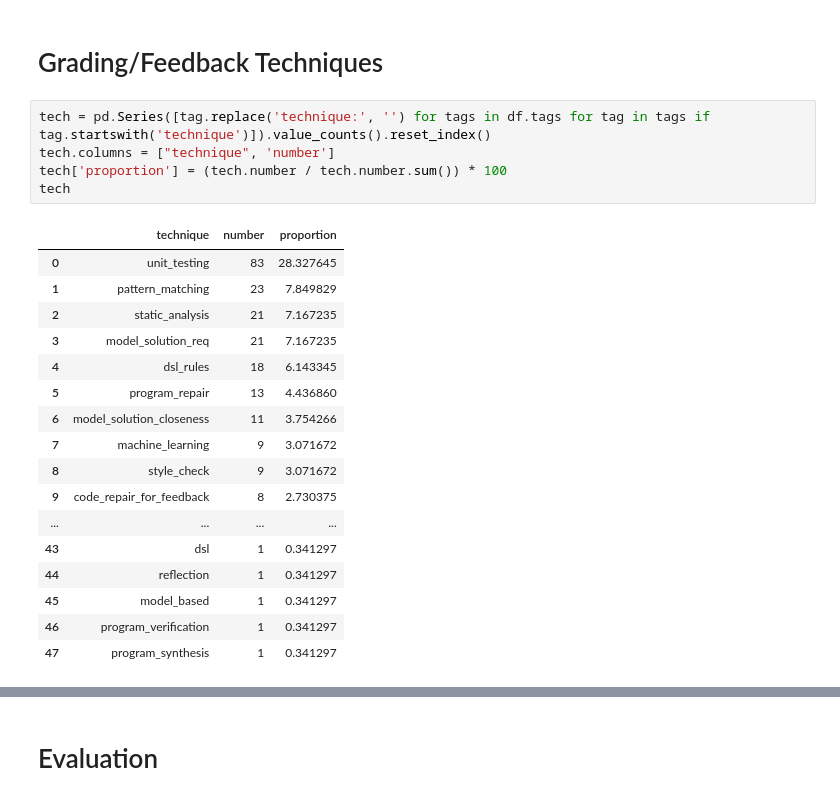
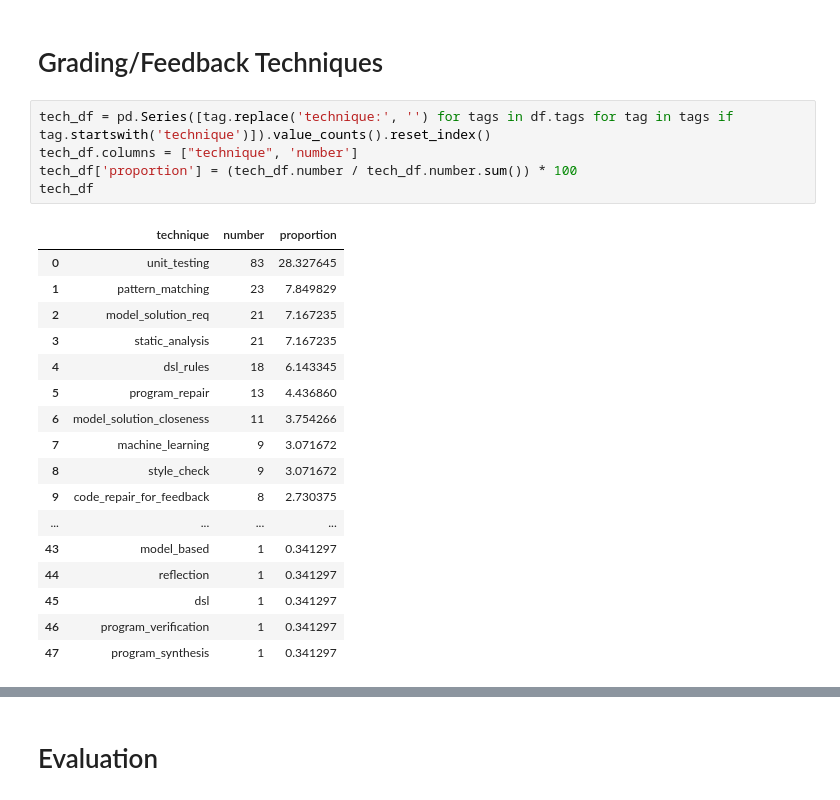
Before and after one commit to m-messer/Automated-Assessment-SLR-Data-Processing, a Jupyter notebook: analysis.ipynb, the cells around one changed output, grey strips where cells are left out. Saved outputs shown, nothing was run; the diff lists cells and outputs as text.

```diff
--- a/analysis.ipynb
+++ b/analysis.ipynb
@@ -276,16 +276,16 @@ plt.savefig('plots/lang_family.pdf', bbox_inches='tight')
 # %% [markdown]
 # Grading/Feedback Techniques
 # %%
-tech = pd.Series([tag.replace('technique:', '') for tags in df.tags for tag in tags if tag.startswith('technique')]).value_counts().reset_index()
-tech.columns = ["technique", 'number']
-tech['proportion'] = (tech.number / tech.number.sum()) * 100
-tech
+tech_df = pd.Series([tag.replace('technique:', '') for tags in df.tags for tag in tags if tag.startswith('technique')]).value_counts().reset_index()
+tech_df.columns = ["technique", 'number']
+tech_df['proportion'] = (tech_df.number / tech_df.number.sum()) * 100
+tech_df
 # %% [output]
 |  | technique | number | proportion |
 | 0 | unit_testing | 83 | 28.327645 |
 | 1 | pattern_matching | 23 | 7.849829 |
-| 2 | static_analysis | 21 | 7.167235 |
-| 3 | model_solution_req | 21 | 7.167235 |
+| 2 | model_solution_req | 21 | 7.167235 |
+| 3 | static_analysis | 21 | 7.167235 |
 | 4 | dsl_rules | 18 | 6.143345 |
 | 5 | program_repair | 13 | 4.436860 |
 | 6 | model_solution_closeness | 11 | 3.754266 |
@@ -293,8 +293,8 @@ tech
 | 8 | style_check | 9 | 3.071672 |
 | 9 | code_repair_for_feedback | 8 | 2.730375 |
 | ... | ... | ... | ... |
-| 43 | dsl | 1 | 0.341297 |
+| 43 | model_based | 1 | 0.341297 |
 | 44 | reflection | 1 | 0.341297 |
-| 45 | model_based | 1 | 0.341297 |
+| 45 | dsl | 1 | 0.341297 |
 | 46 | program_verification | 1 | 0.341297 |
 | 47 | program_synthesis | 1 | 0.341297 |
```
Also changed, not shown: parts of 8 cells of this notebook, 2 other files.
